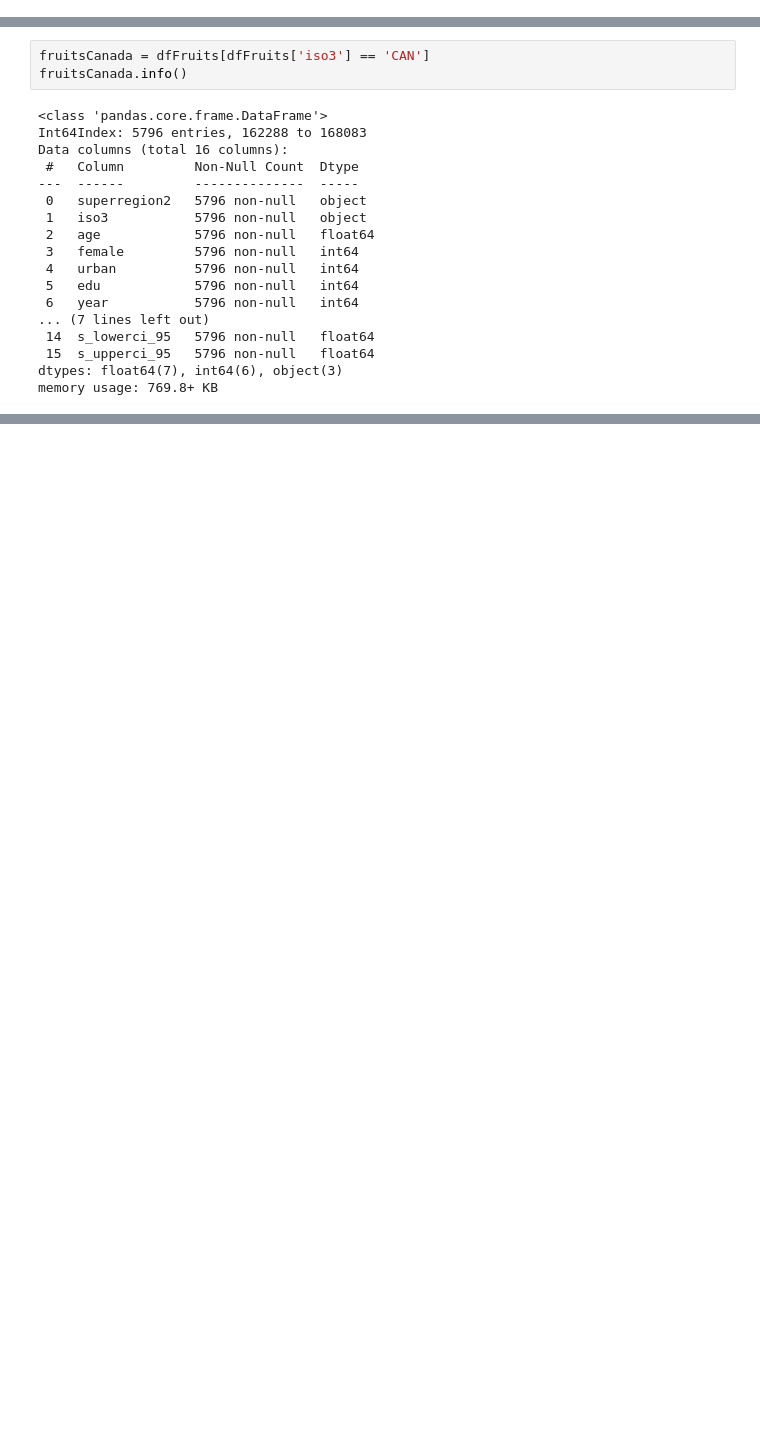
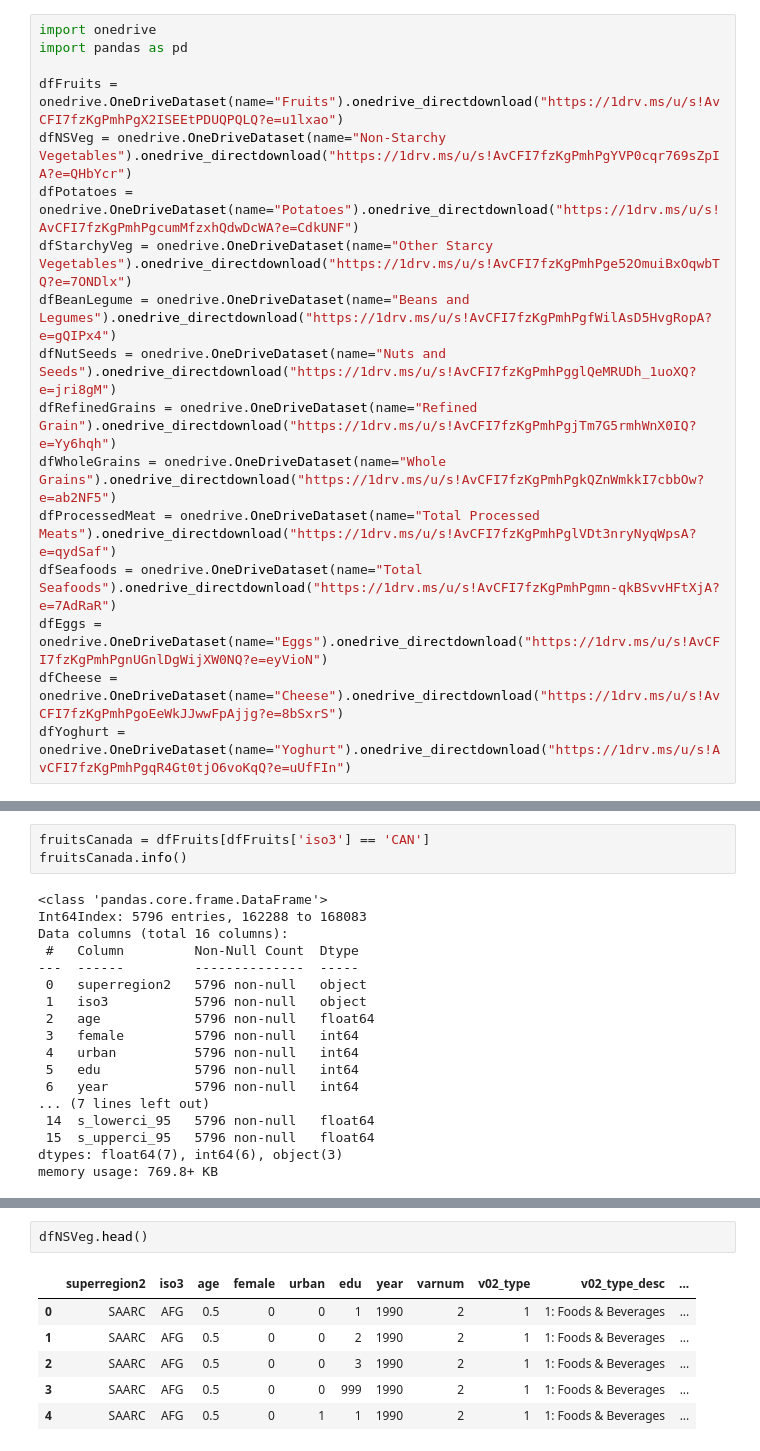
Before and after one commit to KrishnaCD93/DAAN-Capstone-Project, a Jupyter notebook: Diet.ipynb, the cells around one changed output, grey strips where cells are left out. Drawn from its saved outputs; the diff is of its cells as text; blank space fills up the shorter version.

```diff
--- a/Diet.ipynb
+++ b/Diet.ipynb
@@ -20,0 +1,17 @@ dfFruits.head()
+# %%
+import onedrive
+import pandas as pd
+
+dfFruits = onedrive.OneDriveDataset(name="Fruits").onedrive_directdownload("https://1drv.ms/u/s!AvCFI7fzKgPmhPgX2ISEEtPDUQPQLQ?e=u1lxao")
+dfNSVeg = onedrive.OneDriveDataset(name="Non-Starchy Vegetables").onedrive_directdownload("https://1drv.ms/u/s!AvCFI7fzKgPmhPgYVP0cqr769sZpIA?e=QHbYcr")
+dfPotatoes = onedrive.OneDriveDataset(name="Potatoes").onedrive_directdownload("https://1drv.ms/u/s!AvCFI7fzKgPmhPgcumMfzxhQdwDcWA?e=CdkUNF")
+dfStarchyVeg = onedrive.OneDriveDataset(name="Other Starcy Vegetables").onedrive_directdownload("https://1drv.ms/u/s!AvCFI7fzKgPmhPge52OmuiBxOqwbTQ?e=7ONDlx")
+dfBeanLegume = onedrive.OneDriveDataset(name="Beans and Legumes").onedrive_directdownload("https://1drv.ms/u/s!AvCFI7fzKgPmhPgfWilAsD5HvgRopA?e=gQIPx4")
+dfNutSeeds = onedrive.OneDriveDataset(name="Nuts and Seeds").onedrive_directdownload("https://1drv.ms/u/s!AvCFI7fzKgPmhPgglQeMRUDh_1uoXQ?e=jri8gM")
+dfRefinedGrains = onedrive.OneDriveDataset(name="Refined Grain").onedrive_directdownload("https://1drv.ms/u/s!AvCFI7fzKgPmhPgjTm7G5rmhWnX0IQ?e=Yy6hqh")
+dfWholeGrains = onedrive.OneDriveDataset(name="Whole Grains").onedrive_directdownload("https://1drv.ms/u/s!AvCFI7fzKgPmhPgkQZnWmkkI7cbbOw?e=ab2NF5")
+dfProcessedMeat = onedrive.OneDriveDataset(name="Total Processed Meats").onedrive_directdownload("https://1drv.ms/u/s!AvCFI7fzKgPmhPglVDt3nryNyqWpsA?e=qydSaf")
+dfSeafoods = onedrive.OneDriveDataset(name="Total Seafoods").onedrive_directdownload("https://1drv.ms/u/s!AvCFI7fzKgPmhPgmn-qkBSvvHFtXjA?e=7AdRaR")
+dfEggs = onedrive.OneDriveDataset(name="Eggs").onedrive_directdownload("https://1drv.ms/u/s!AvCFI7fzKgPmhPgnUGnlDgWijXW0NQ?e=eyVioN")
+dfCheese = onedrive.OneDriveDataset(name="Cheese").onedrive_directdownload("https://1drv.ms/u/s!AvCFI7fzKgPmhPgoEeWkJJwwFpAjjg?e=8bSxrS")
+dfYoghurt = onedrive.OneDriveDataset(name="Yoghurt").onedrive_directdownload("https://1drv.ms/u/s!AvCFI7fzKgPmhPgqR4Gt0tjO6voKqQ?e=uUfFIn")
@@ -52,3 +51,12 @@ import hvplot.pandas
 fruitsCanada.hvplot.line(x='year', y='median', groupby=['edu', 'age', 'urban', 'female'])
 # %% [output]
 [interactive output not drawn]
+# %%
+dfNSVeg.head()
+# %% [output]
+|  | superregion2 | iso3 | age | female | urban | edu | year | varnum | v02_type | v02_type_desc | ... |
+| 0 | SAARC | AFG | 0.5 | 0 | 0 | 1 | 1990 | 2 | 1 | 1: Foods & Beverages | ... |
+| 1 | SAARC | AFG | 0.5 | 0 | 0 | 2 | 1990 | 2 | 1 | 1: Foods & Beverages | ... |
+| 2 | SAARC | AFG | 0.5 | 0 | 0 | 3 | 1990 | 2 | 1 | 1: Foods & Beverages | ... |
+| 3 | SAARC | AFG | 0.5 | 0 | 0 | 999 | 1990 | 2 | 1 | 1: Foods & Beverages | ... |
+| 4 | SAARC | AFG | 0.5 | 0 | 1 | 1 | 1990 | 2 | 1 | 1: Foods & Beverages | ... |
```
Also changed, not shown: parts of 5 cells of this notebook, 2 other files.
